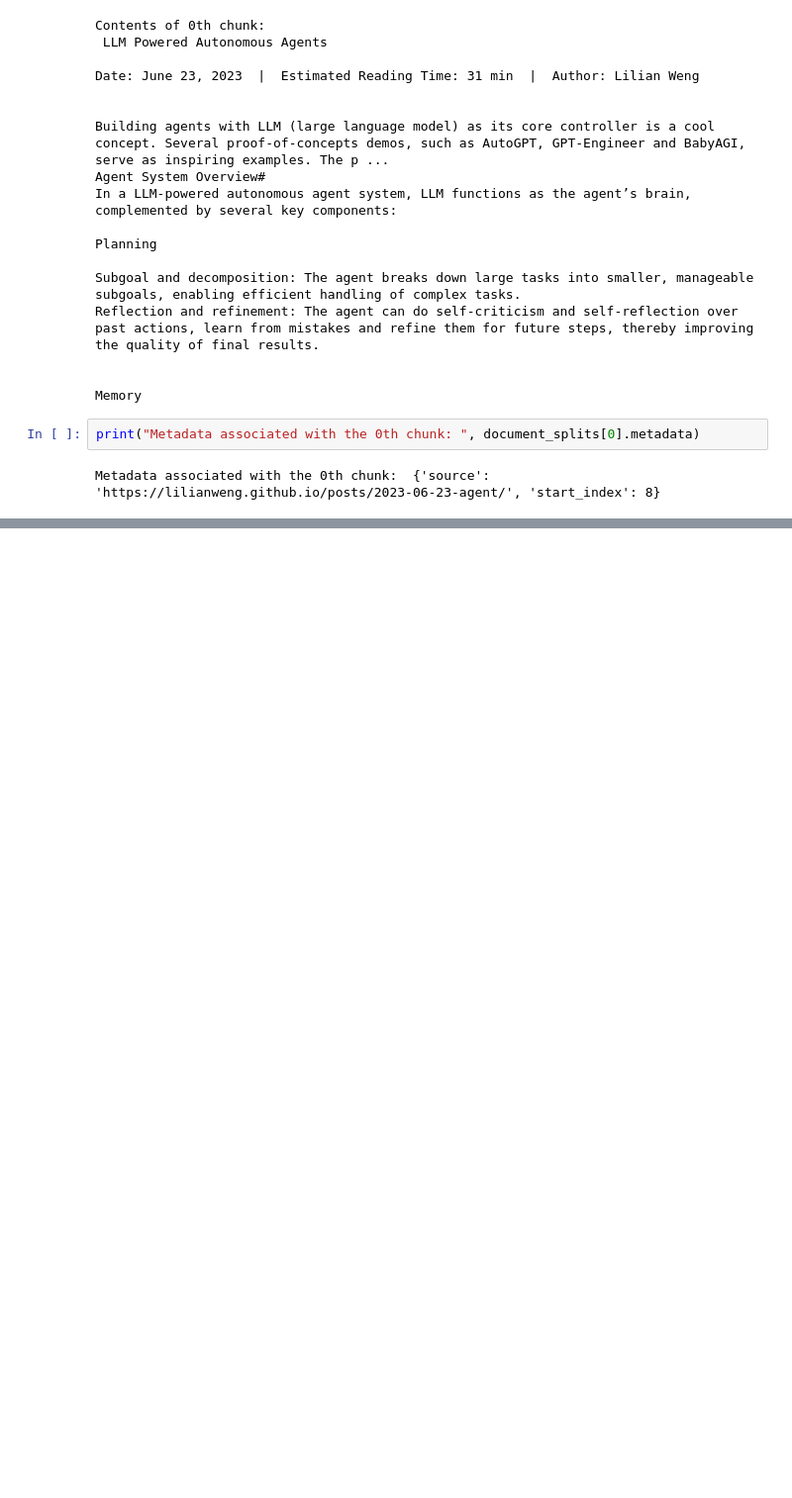
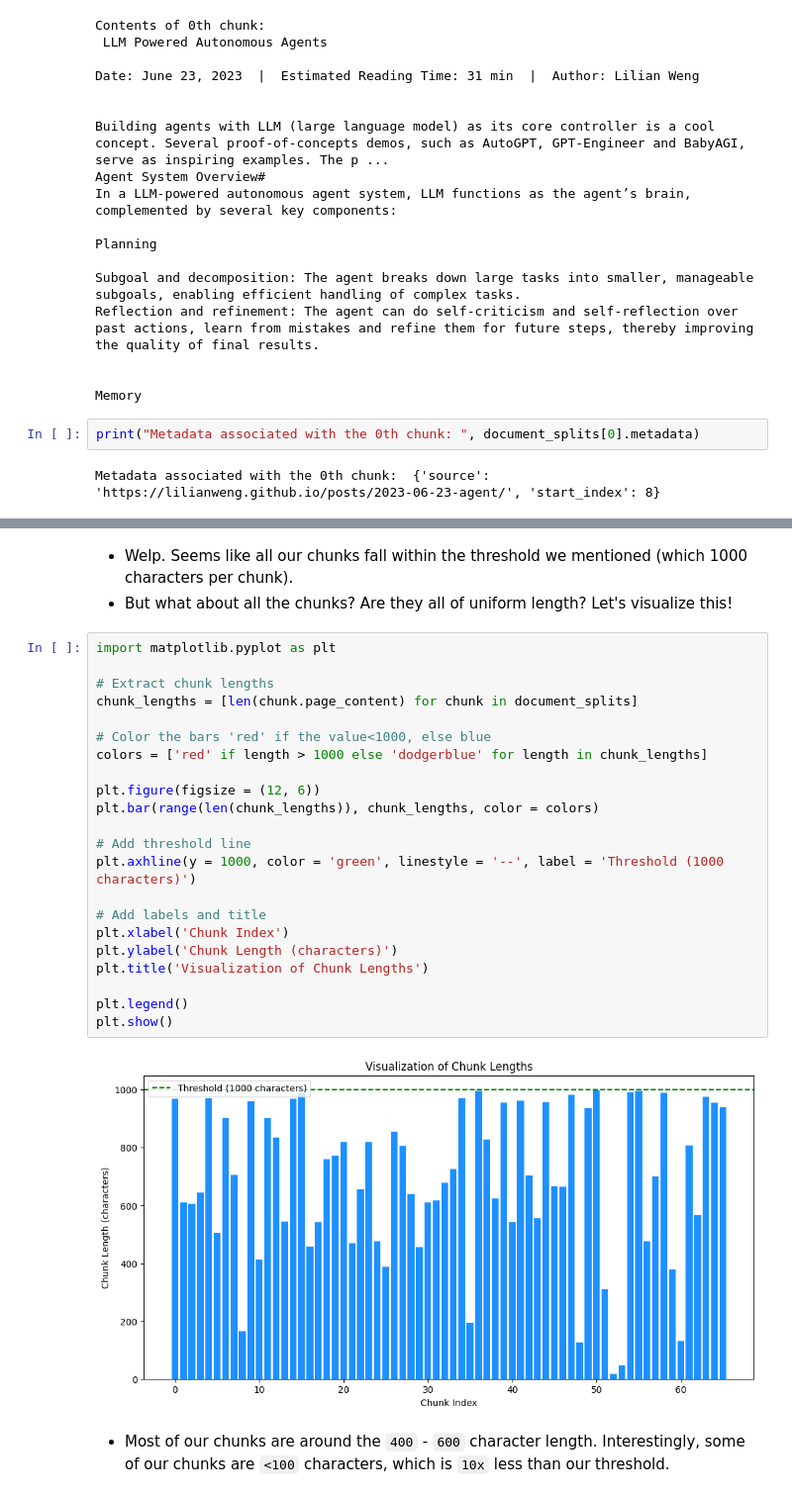
Before and after one commit to kumarsandeep567/RAGexperimental, a Jupyter notebook: Part1.ipynb, the cells around one changed output, grey strips where cells are left out. Shown: that part at 99% size. Cells and saved outputs as stored; diff of their text form; blank space fills up the shorter version.

Commit message:
Added some content for visualization and vector store

```diff
--- a/Part1.ipynb
+++ b/Part1.ipynb
@@ -260,0 +278,29 @@ Metadata associated with the 0th chunk:  {'source': 'https://lilianweng.github.i
+# %% [markdown]
+- Welp. Seems like all our chunks fall within the threshold we mentioned (which 1000 characters per chunk).
+- But what about all the chunks? Are they all of uniform length? Let's visualize this!
+# %%
+import matplotlib.pyplot as plt
+
+# Extract chunk lengths
+chunk_lengths = [len(chunk.page_content) for chunk in document_splits]
+
+# Color the bars 'red' if the value<1000, else blue
+colors = ['red' if length > 1000 else 'dodgerblue' for length in chunk_lengths]
+
+plt.figure(figsize = (12, 6))
+plt.bar(range(len(chunk_lengths)), chunk_lengths, color = colors)
+
+# Add threshold line
+plt.axhline(y = 1000, color = 'green', linestyle = '--', label = 'Threshold (1000 characters)')
+
+# Add labels and title
+plt.xlabel('Chunk Index')
+plt.ylabel('Chunk Length (characters)')
+plt.title('Visualization of Chunk Lengths')
+
+plt.legend()
+plt.show()
+# %% [output]
+[figure, added]
+# %% [markdown]
+- Most of our chunks are around the `400` - `600` character length. Interestingly, some of our chunks are `<100` characters, which is `10x` less than our threshold.
```
Also changed, not shown: parts of 9 cells of this notebook.
